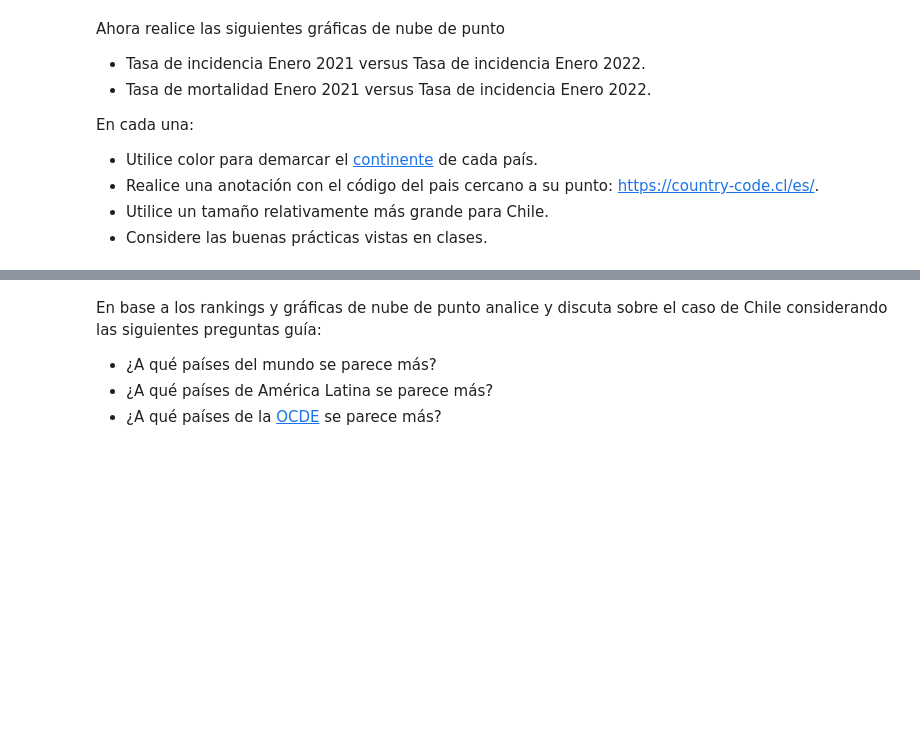
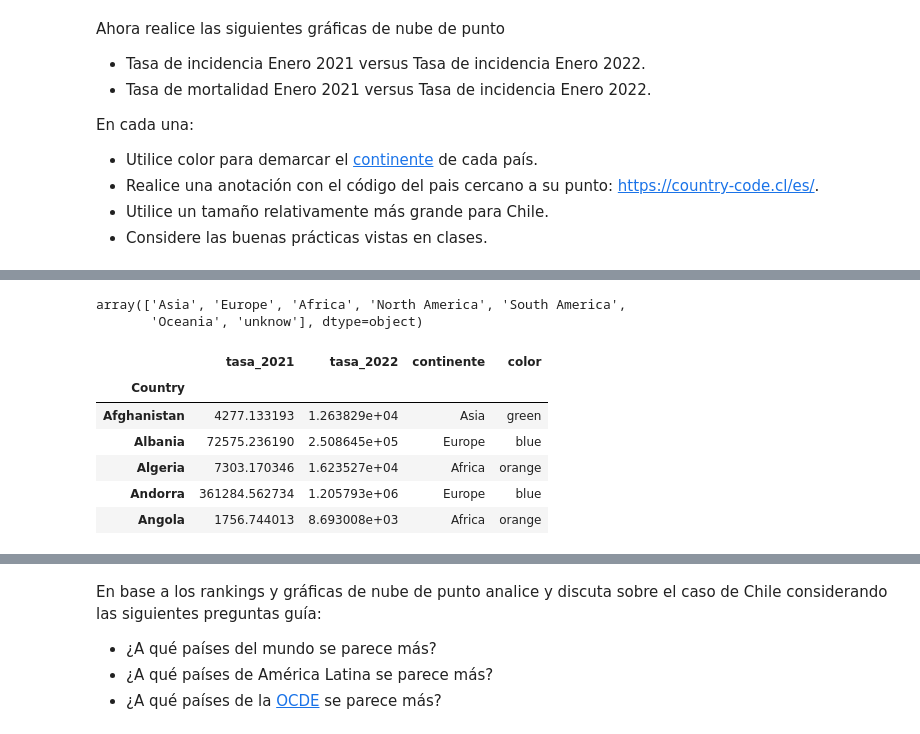
Before and after one commit to phuijse-classroom/info147-tarea-unidad1-lentejascontomate, a Jupyter notebook: enunciado.ipynb, the cells around one changed output, grey strips where cells are left out. Cells and saved outputs as stored; diff of their text form; code cells hidden in the pictures; blank space fills up the shorter version.

```diff
--- a/enunciado.ipynb
+++ b/enunciado.ipynb
@@ -447,0 +493,2 @@ En cada una:
+# %%
+df_enero = pd.concat([tasa_2021, tasa_2022], axis=1)
@@ -466,0 +546,5 @@ continentes.count("unknow")
+# %%
+df_enero["continente"].unique()
+# %% [output]
+array(['Asia', 'Europe', 'Africa', 'North America', 'South America',
+       'Oceania', 'unknow'], dtype=object)
@@ -466,0 +554,11 @@ continentes.count("unknow")
+# %%
+df_enero['color'] = df_enero['continente'].map(continent_colors)
+df_enero.head()
+# %% [output]
+|  | tasa_2021 | tasa_2022 | continente | color |
+| Country |  |  |  |  |
+| Afghanistan | 4277.133193 | 1.263829e+04 | Asia | green |
+| Albania | 72575.236190 | 2.508645e+05 | Europe | blue |
+| Algeria | 7303.170346 | 1.623527e+04 | Africa | orange |
+| Andorra | 361284.562734 | 1.205793e+06 | Europe | blue |
+| Angola | 1756.744013 | 8.693008e+03 | Africa | orange |
```
Also changed, not shown: parts of 22 cells of this notebook.
